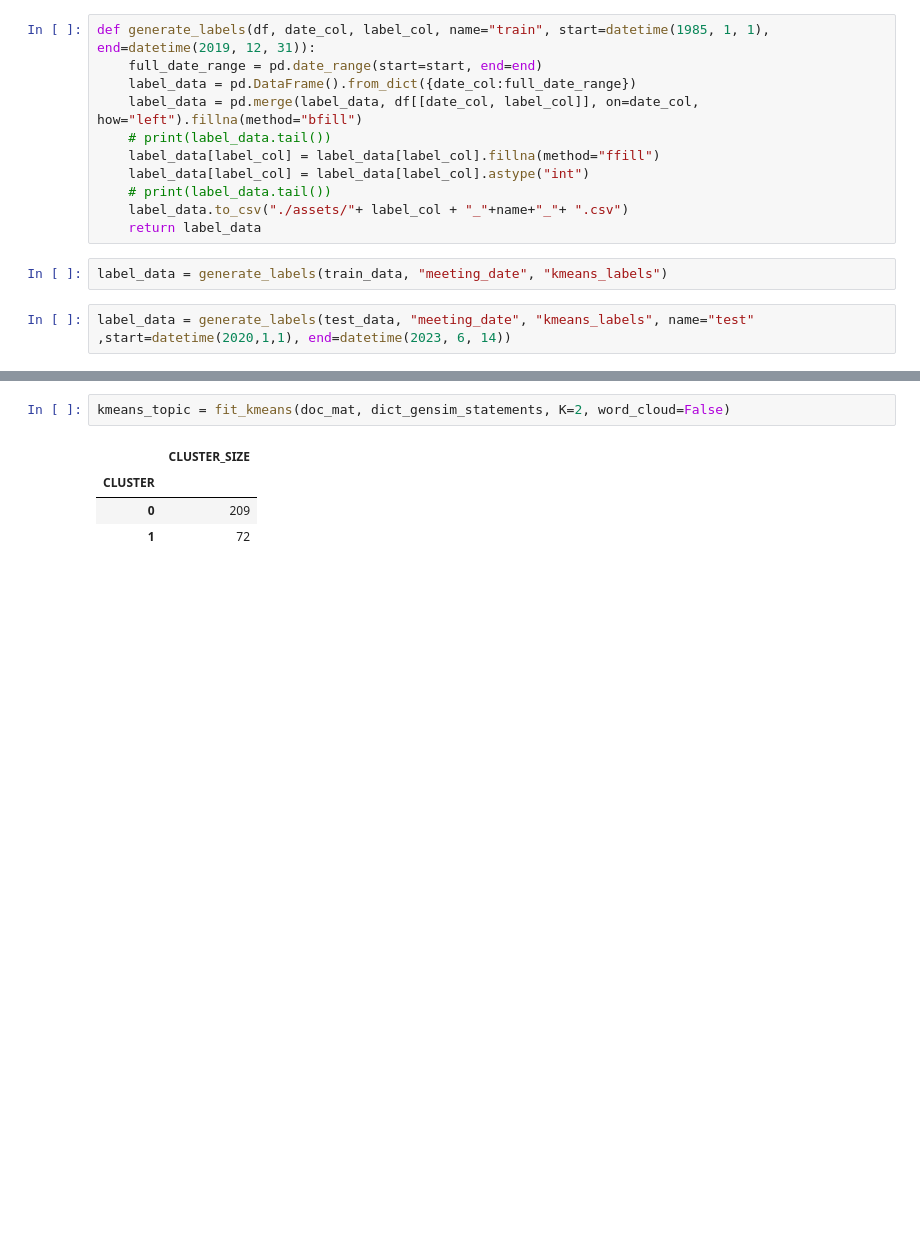
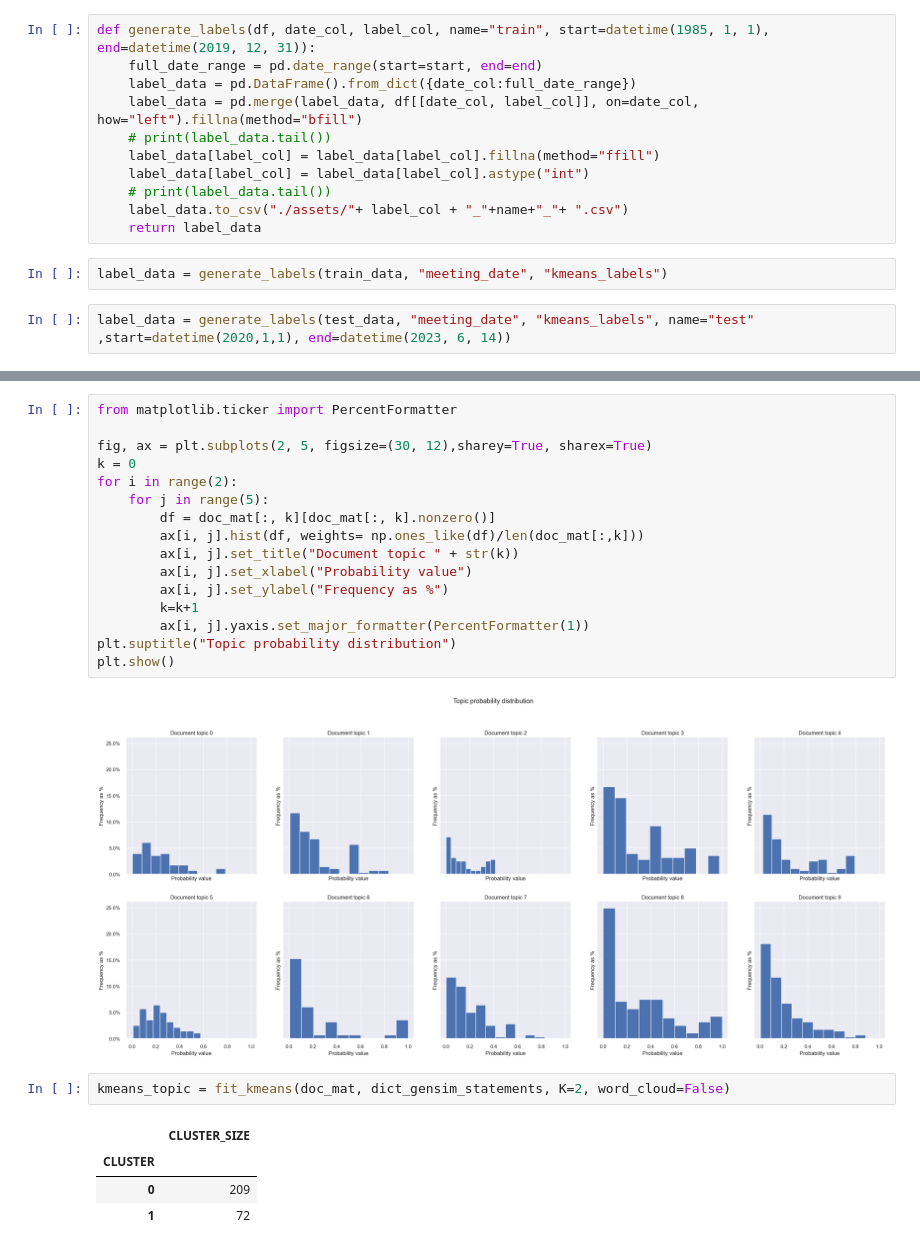
Before and after one commit to uday-31/regime-modeling-with-NLP, a Jupyter notebook: test_prajakta.ipynb, the cells around one changed output, grey strips where cells are left out. Cells and saved outputs as stored; diff of their text form; blank space fills up the shorter version.

```diff
--- a/test_prajakta.ipynb
+++ b/test_prajakta.ipynb
@@ -299,3 +335,21 @@ mod.print_topics()
+# %%
+from matplotlib.ticker import PercentFormatter
+
+fig, ax = plt.subplots(2, 5, figsize=(30, 12),sharey=True, sharex=True)
+k = 0
+for i in range(2):
+    for j in range(5):
+        df = doc_mat[:, k][doc_mat[:, k].nonzero()]
+        ax[i, j].hist(df, weights= np.ones_like(df)/len(doc_mat[:,k]))
+        ax[i, j].set_title("Document topic " + str(k))
+        ax[i, j].set_xlabel("Probability value")
+        ax[i, j].set_ylabel("Frequency as %")
+        k=k+1
+        ax[i, j].yaxis.set_major_formatter(PercentFormatter(1))
+plt.suptitle("Topic probability distribution")
+plt.show()
+# %% [output]
+[figure, added]
 # %%
 kmeans_topic = fit_kmeans(doc_mat, dict_gensim_statements, K=2, word_cloud=False)
 # %% [output]
```
Also changed, not shown: parts of 11 cells of this notebook.
